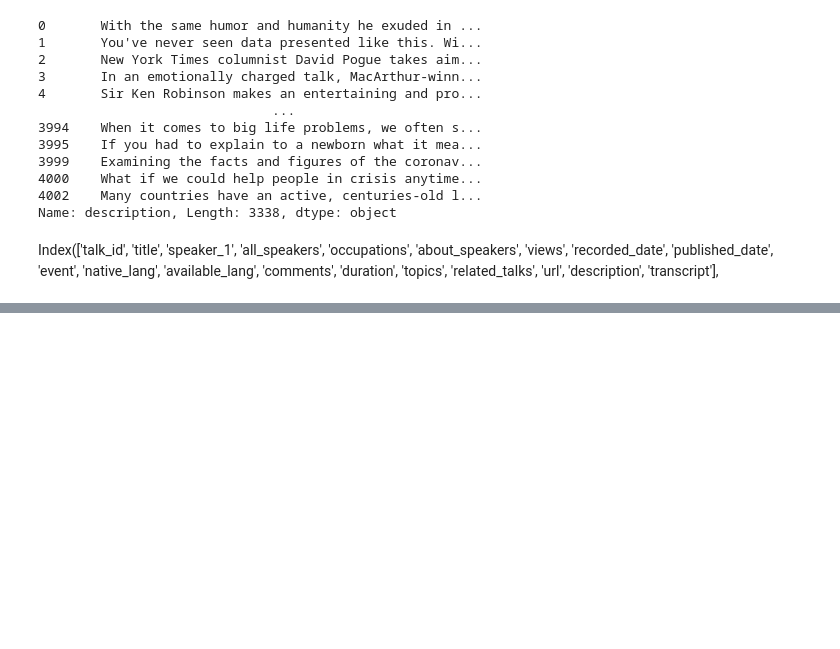
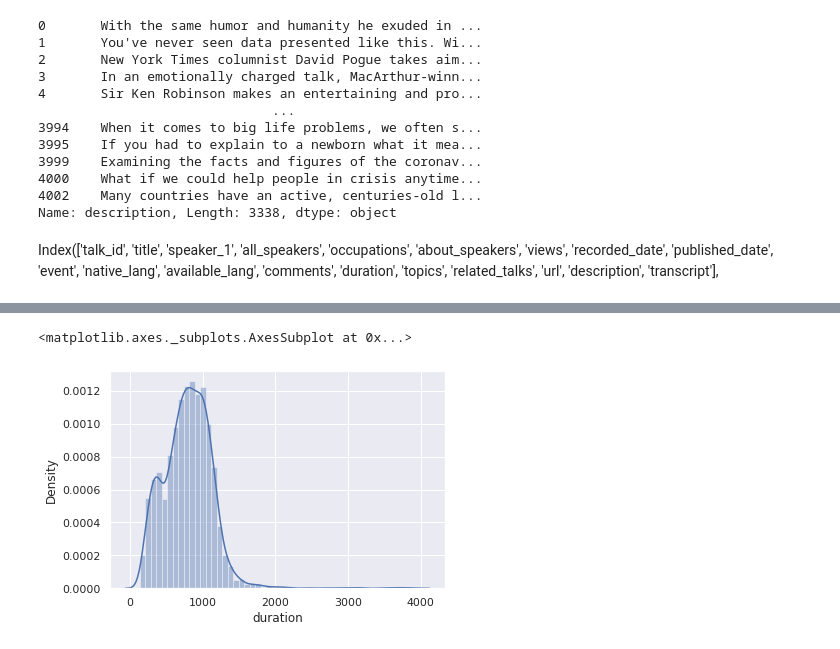
Before and after one commit to Shubham080997/TED_VIEWS-, a Jupyter notebook: TED_VIEWS.ipynb, the cells around one changed output, grey strips where cells are left out. Cells and saved outputs as stored; diff of their text form; code cells hidden in the pictures; blank space fills up the shorter version.

```diff
--- a/TED_VIEWS.ipynb
+++ b/TED_VIEWS.ipynb
@@ -168,0 +190,6 @@ ted_df['published_date'].value_counts().sort_values(ascending=False).head(10).pl
+# %%
+#let's see the distribution of duration
+sns.distplot(ted_df[ted_df['duration'] < 4000000]['duration'])
+# %% [output]
+<matplotlib.axes._subplots.AxesSubplot at 0x...>
+[figure, added]
```
Also changed, not shown: parts of 37 cells of this notebook.
